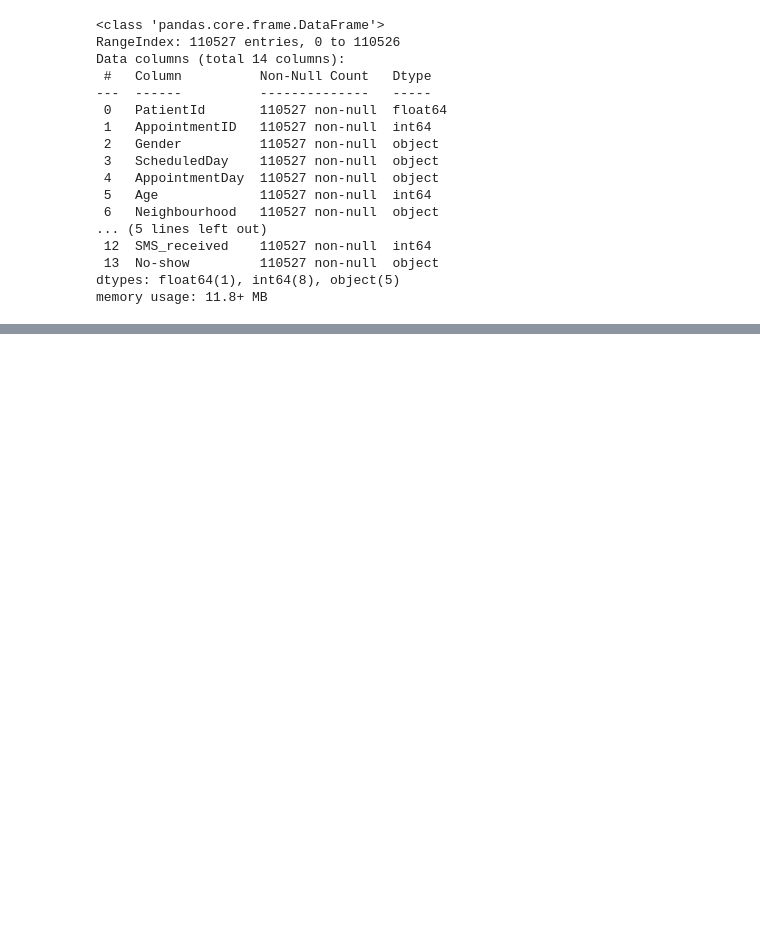
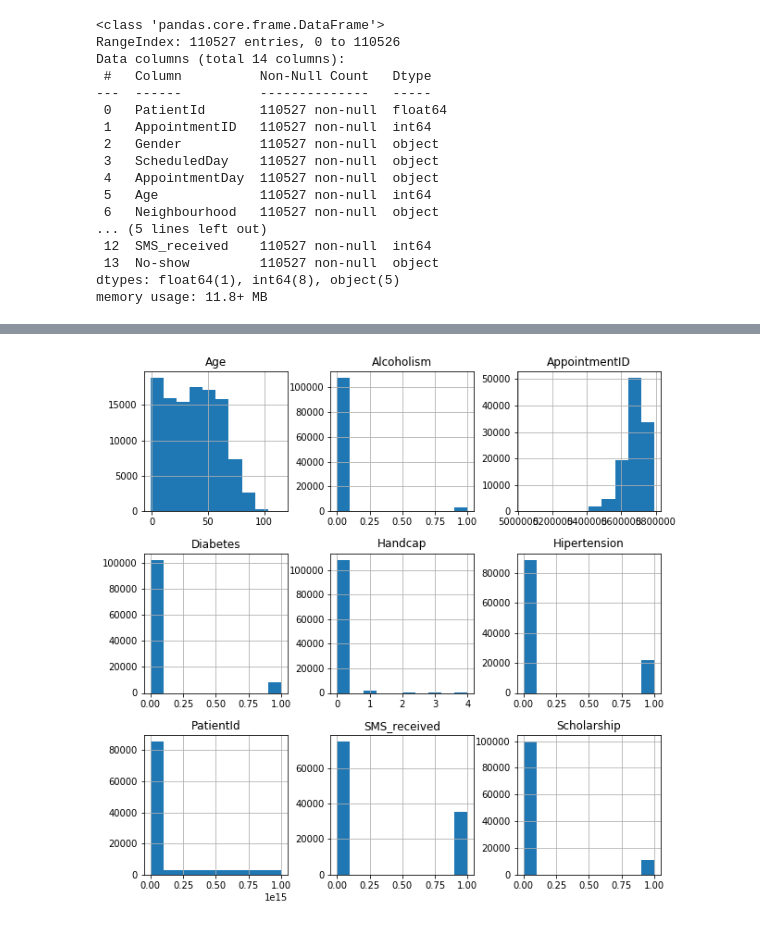
Before and after one commit to faizankhann/Medical-Appointment-No-Show, a Jupyter notebook: Medical Appointment No Show.ipynb, the cells around one changed output, grey strips where cells are left out. Saved outputs shown, nothing was run; the diff lists cells and outputs as text; code cells hidden in the pictures; blank space fills up the shorter version.

```diff
--- a/Medical Appointment No Show.ipynb
+++ b/Medical Appointment No Show.ipynb
@@ -61,0 +77,4 @@ memory usage: 11.8+ MB
+# %%
+df.hist(figsize=(10,10));
+# %% [output]
+[figure, added]
```
Also changed, not shown: parts of 11 cells of this notebook.
